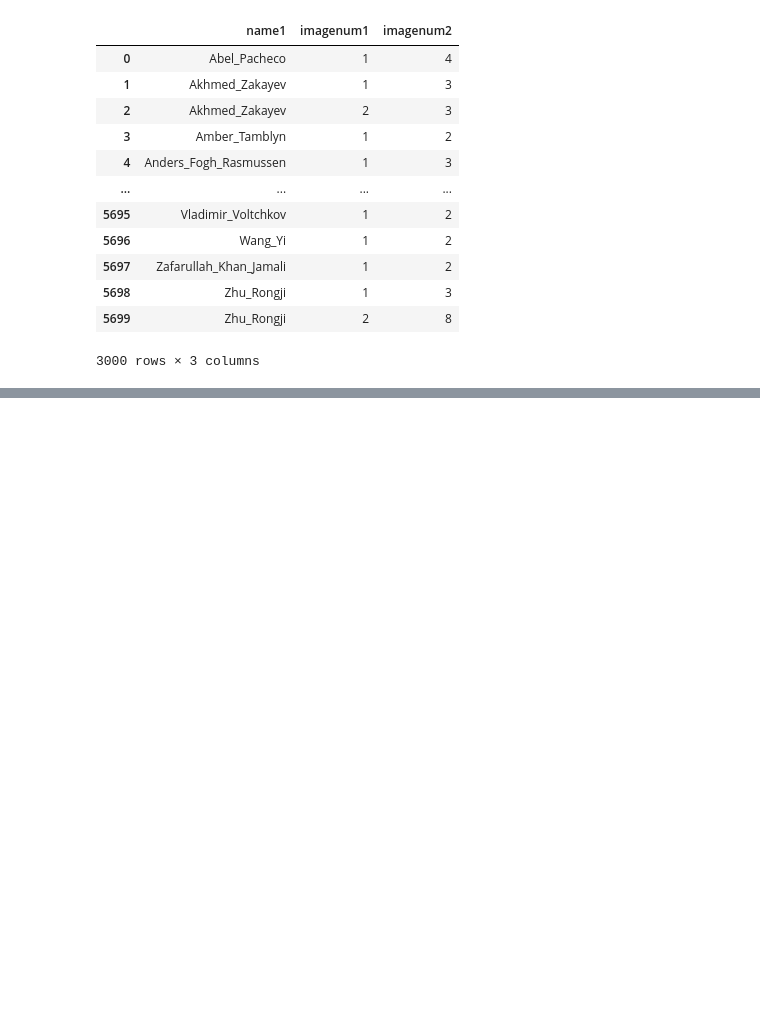
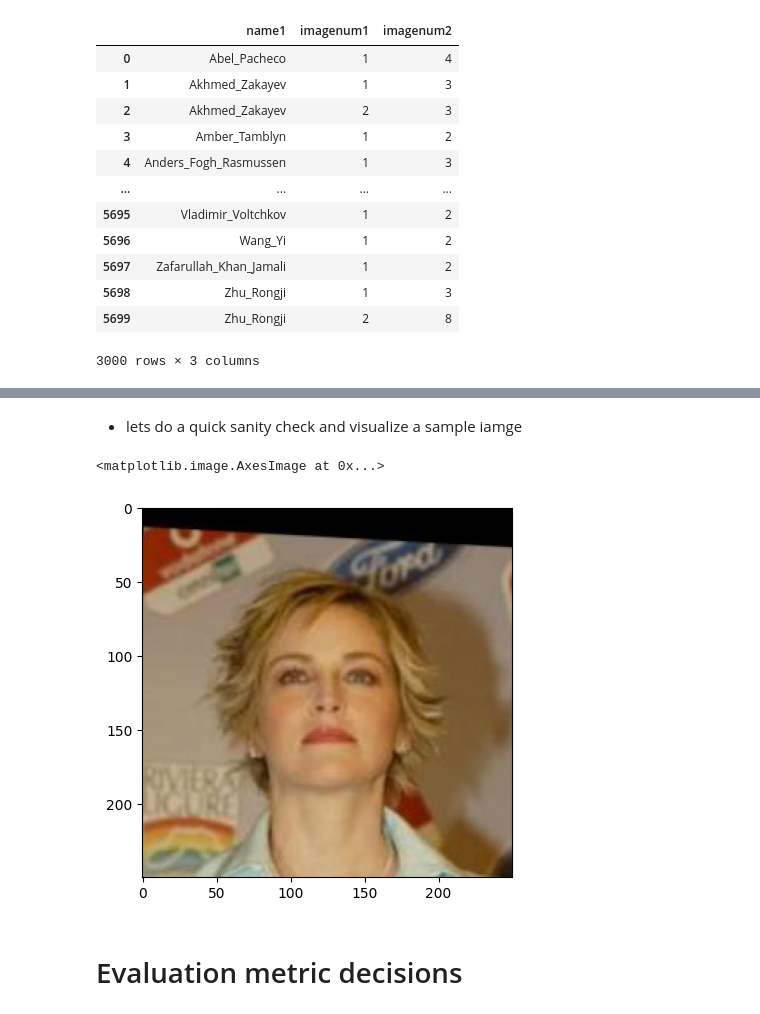
Before and after one commit to indhra/Face_recognition_CNN, a Jupyter notebook: Face_recognition_using_CNN.ipynb, the cells around one changed output, grey strips where cells are left out. Cells and saved outputs as stored; diff of their text form; code cells hidden in the pictures; blank space fills up the shorter version.

```diff
--- a/Face_recognition_using_CNN.ipynb
+++ b/Face_recognition_using_CNN.ipynb
@@ -98,0 +146,6 @@ dict_keys(['data', 'pairs', 'target', 'target_names', 'DESCR'])
+# %%
+# random sample of 80% of people for training, 20% for testing
+lfw_train, lfw_test = train_test_split(image_paths, test_size=0.2, random_state=143)
+lfw_train = lfw_train.reset_index(drop=True)
+lfw_test = lfw_test.reset_index(drop=True)
+lfw_test.head()
@@ -98,0 +198,10 @@ dict_keys(['data', 'pairs', 'target', 'target_names', 'DESCR'])
+# %% [markdown]
+* lets do a quick sanity check and visualize a sample iamge
+# %%
+img = Image.open('data/lfw-deepfunneled/lfw-deepfunneled/'+str(lfw_train.image_path[10]))
+plt.imshow(img)
+# %% [output]
+<matplotlib.image.AxesImage at 0x...>
+[figure, added]
+# %% [markdown]
+# Evaluation metric decisions
```
Also changed, not shown: parts of 19 cells of this notebook, 1 other file.
